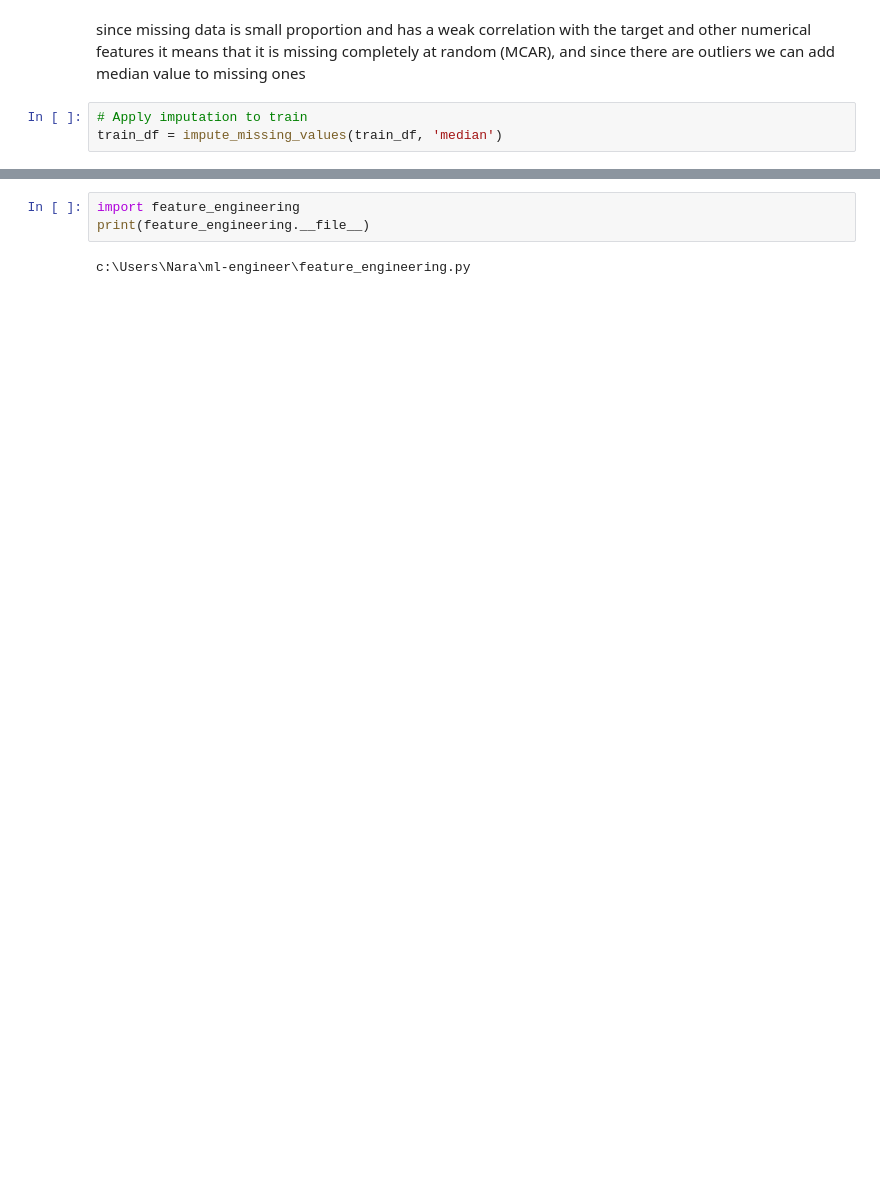
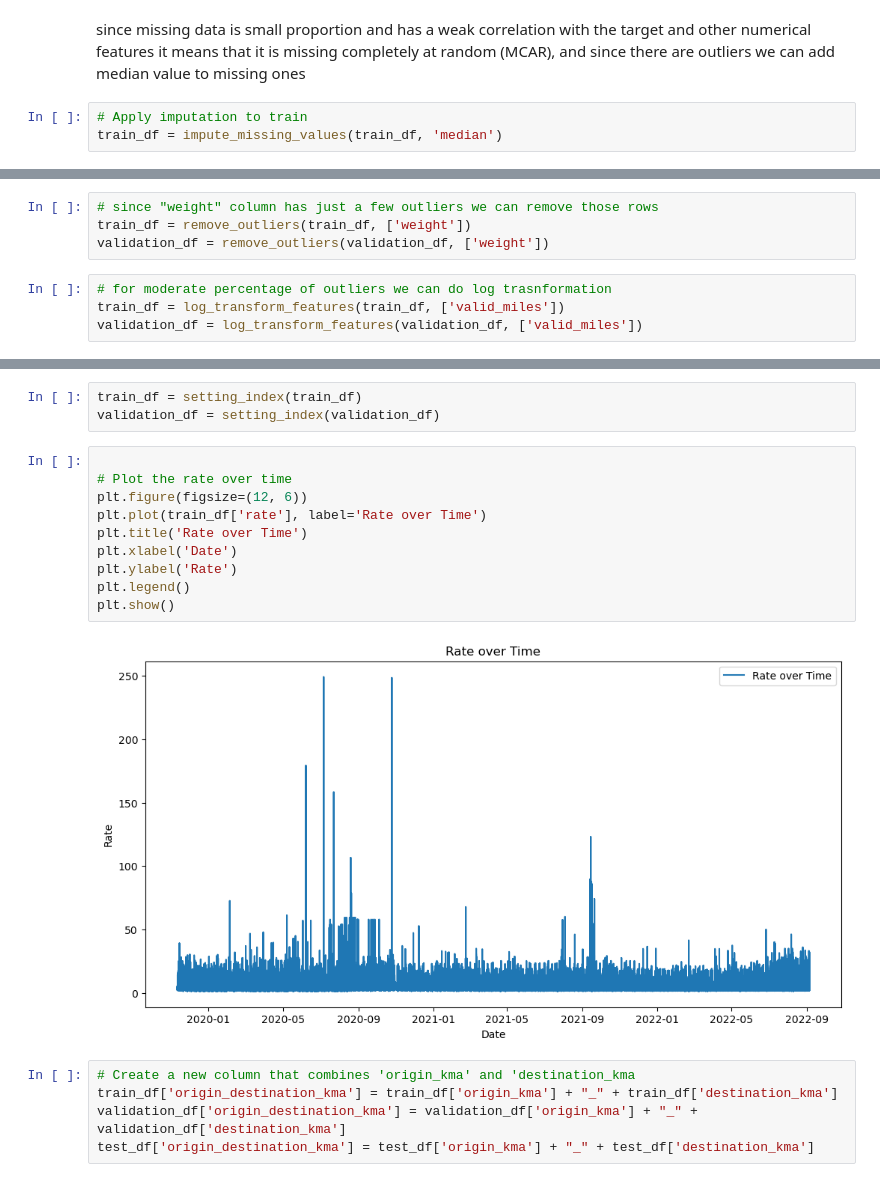
Before and after one commit to lluussiinn/ml-engineer, a Jupyter notebook: main.ipynb, the cells around one changed output, grey strips where cells are left out. Drawn from its saved outputs; the diff is of its cells as text; blank space fills up the shorter version.

```diff
--- a/main.ipynb
+++ b/main.ipynb
@@ -106,3 +149,11 @@ train_df = impute_missing_values(train_df, 'median')
+# %%
+# since "weight" column has just a few outliers we can remove those rows
+train_df = remove_outliers(train_df, ['weight'])
+validation_df = remove_outliers(validation_df, ['weight'])
+# %%
+# for moderate percentage of outliers we can do log trasnformation
+train_df = log_transform_features(train_df, ['valid_miles'])
+validation_df = log_transform_features(validation_df, ['valid_miles'])
 # %%
 # Apply feature engineering - adding day of the week and month
 train_df['pickup_date'] = pd.to_datetime(train_df['pickup_date'])
@@ -114,5 +163,20 @@ NameError: name 'add_features' is not defined
-# %%
-import feature_engineering
-print(feature_engineering.__file__)
-# %% [output]
-c:\Users\Nara\ml-engineer\feature_engineering.py
+# %%
+train_df = setting_index(train_df)
+validation_df = setting_index(validation_df)
+# %%
+
+# Plot the rate over time
+plt.figure(figsize=(12, 6))
+plt.plot(train_df['rate'], label='Rate over Time')
+plt.title('Rate over Time')
+plt.xlabel('Date')
+plt.ylabel('Rate')
+plt.legend()
+plt.show()
+# %% [output]
+[figure, added]
+# %%
+# Create a new column that combines 'origin_kma' and 'destination_kma
+train_df['origin_destination_kma'] = train_df['origin_kma'] + "_" + train_df['destination_kma']
+validation_df['origin_destination_kma'] = validation_df['origin_kma'] + "_" + validation_df['destination_kma']
+test_df['origin_destination_kma'] = test_df['origin_kma'] + "_" + test_df['destination_kma']
```
Also changed, not shown: parts of 27 cells of this notebook.
